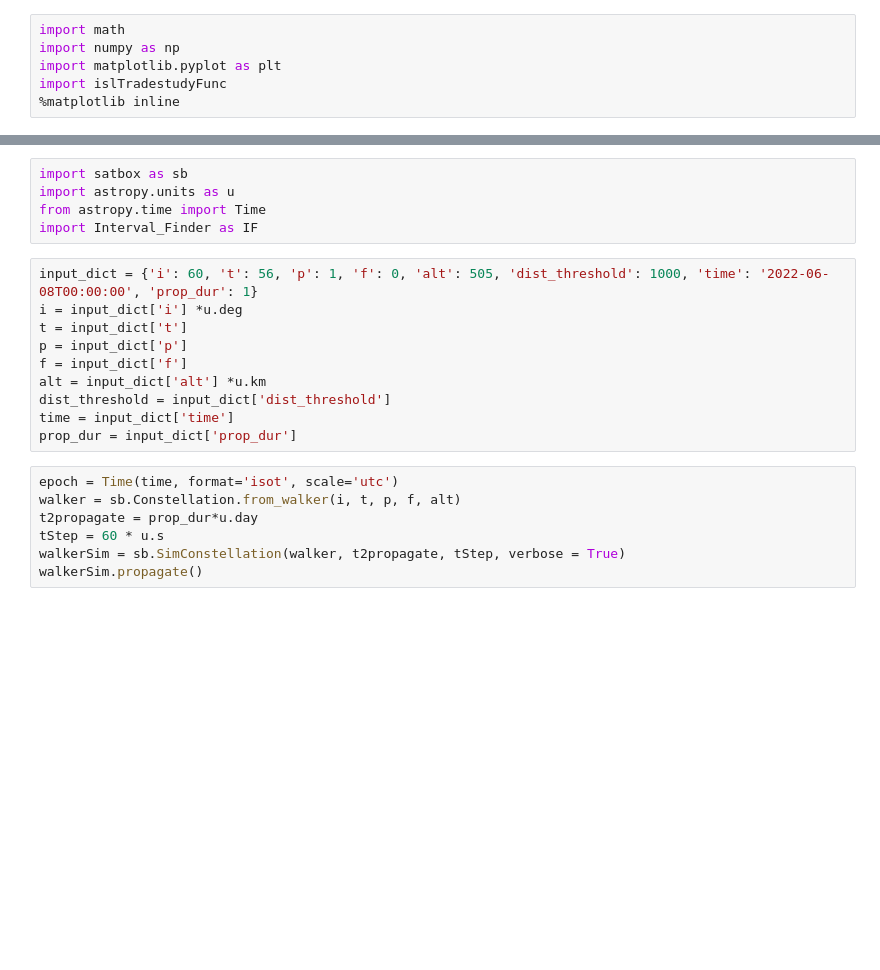
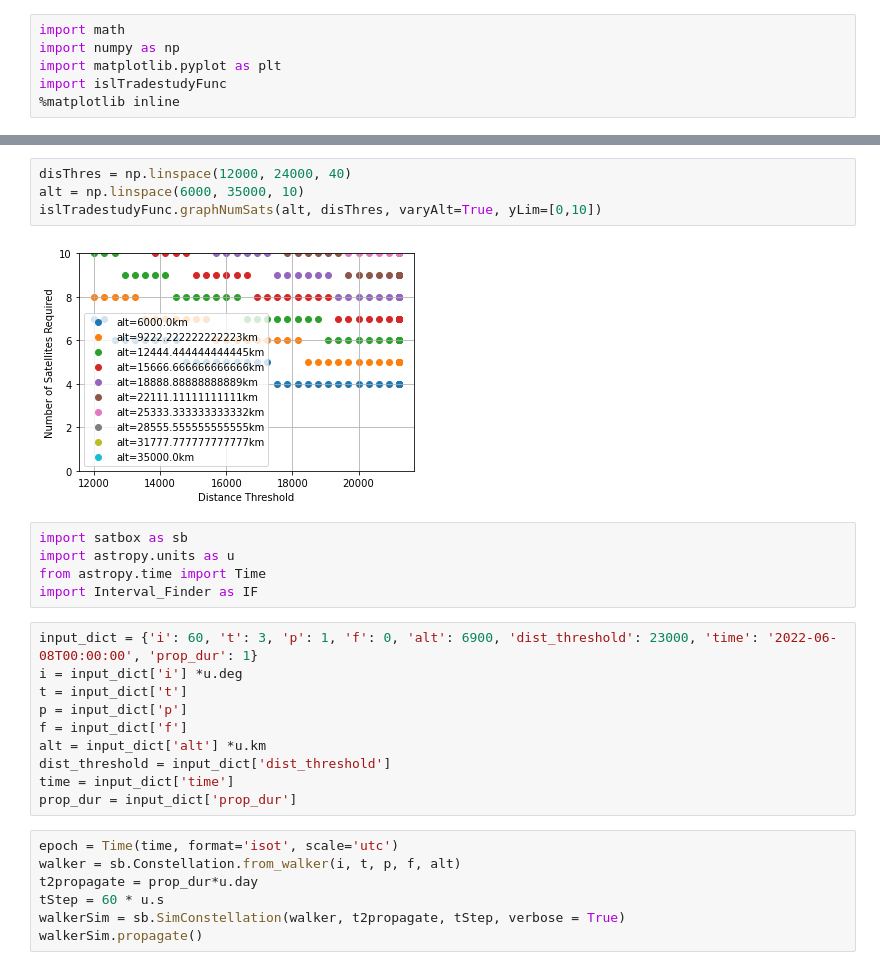
Before and after one commit to manweichan/SatLib, a Jupyter notebook: islTradestudy.ipynb, the cells around one changed output, grey strips where cells are left out. Saved outputs shown, nothing was run; the diff lists cells and outputs as text; blank space fills up the shorter version.

```diff
--- a/islTradestudy.ipynb
+++ b/islTradestudy.ipynb
@@ -44,10 +22,16 @@ plt.show()
+# %%
+disThres = np.linspace(12000, 24000, 40)
+alt = np.linspace(6000, 35000, 10)
+islTradestudyFunc.graphNumSats(alt, disThres, varyAlt=True, yLim=[0,10])
+# %% [output]
+[figure, added]
 # %%
 import satbox as sb
 import astropy.units as u
 from astropy.time import Time
 import Interval_Finder as IF
 # %%
-input_dict = {'i': 60, 't': 56, 'p': 1, 'f': 0, 'alt': 505, 'dist_threshold': 1000, 'time': '2022-06-08T00:00:00', 'prop_dur': 1}
+input_dict = {'i': 60, 't': 3, 'p': 1, 'f': 0, 'alt': 6900, 'dist_threshold': 23000, 'time': '2022-06-08T00:00:00', 'prop_dur': 1}
 i = input_dict['i'] *u.deg
 t = input_dict['t']
 p = input_dict['p']
```
Also changed, not shown: parts of 5 cells of this notebook, 2 other files.
